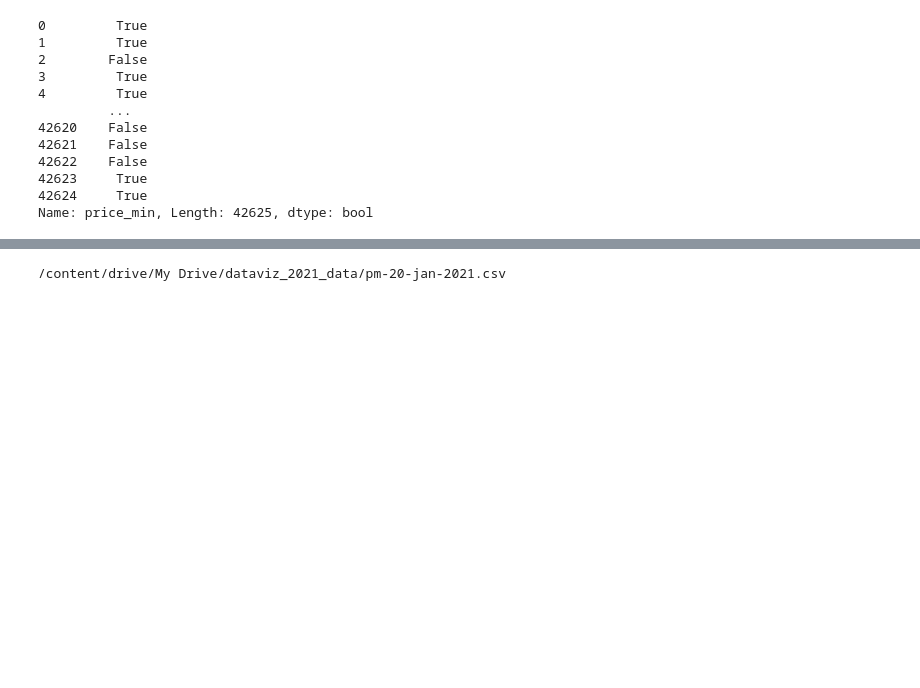
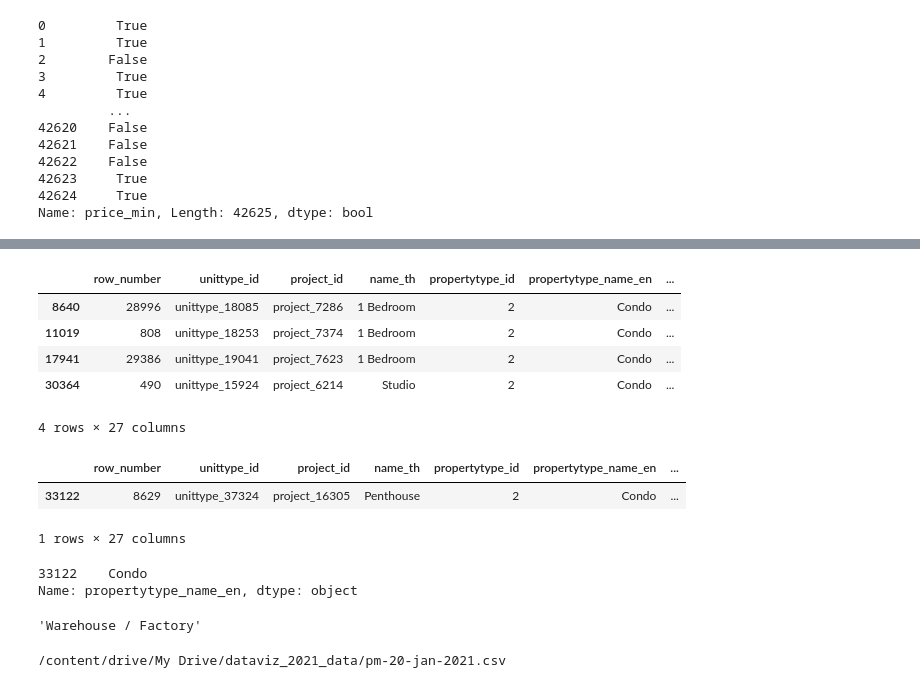
Before and after one commit to nattntn/BasicProg_DataViz65, a Jupyter notebook: Pandas101.ipynb, the cells around one changed output, grey strips where cells are left out. Saved outputs shown, nothing was run; the diff lists cells and outputs as text; code cells hidden in the pictures; blank space fills up the shorter version.

```diff
--- a/Pandas101.ipynb
+++ b/Pandas101.ipynb
@@ -280,3 +288,32 @@ Name: price_min, Length: 42625, dtype: bool
+# %%
+data1[data1['price_min']==100000]
+# %% [output]
+|  | row_number | unittype_id | project_id | name_th | propertytype_id | propertytype_name_en | ... |
+| 8640 | 28996 | unittype_18085 | project_7286 | 1 Bedroom | 2 | Condo | ... |
+| 11019 | 808 | unittype_18253 | project_7374 | 1 Bedroom | 2 | Condo | ... |
+| 17941 | 29386 | unittype_19041 | project_7623 | 1 Bedroom | 2 | Condo | ... |
+| 30364 | 490 | unittype_15924 | project_6214 | Studio | 2 | Condo | ... |
+4 rows × 27 columns
+# %%
+# 4. ชนิดของบ้านที่แพงที่สุด
+data1.describe()
+data1[data1['price_min'] == 580000000]
+# Ans Condo
+# %% [output]
+|  | row_number | unittype_id | project_id | name_th | propertytype_id | propertytype_name_en | ... |
+| 33122 | 8629 | unittype_37324 | project_16305 | Penthouse | 2 | Condo | ... |
+1 rows × 27 columns
+# %%
+# 4. ชนิดของบ้านที่แพงที่สุด
+data1['propertytype_name_en'][data1['price_min'] == 580000000]
+# %% [output]
+33122    Condo
+Name: propertytype_name_en, dtype: object
+# %%
+#5. บ้านชนิดไหนมีปริมาณมากที่สุด
+data1['propertytype_name_en'].max()
+# %% [output]
+'Warehouse / Factory'
 # %%
 import os
 # %%
```
Also changed, not shown: parts of 5 cells of this notebook.
